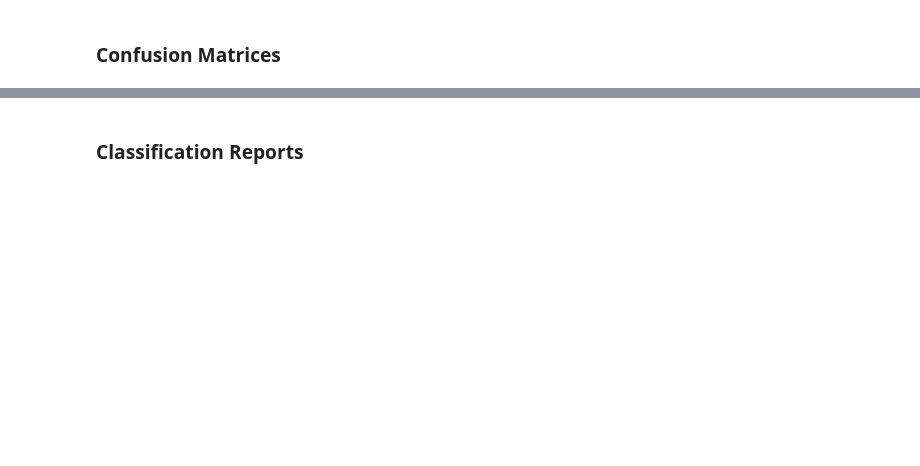
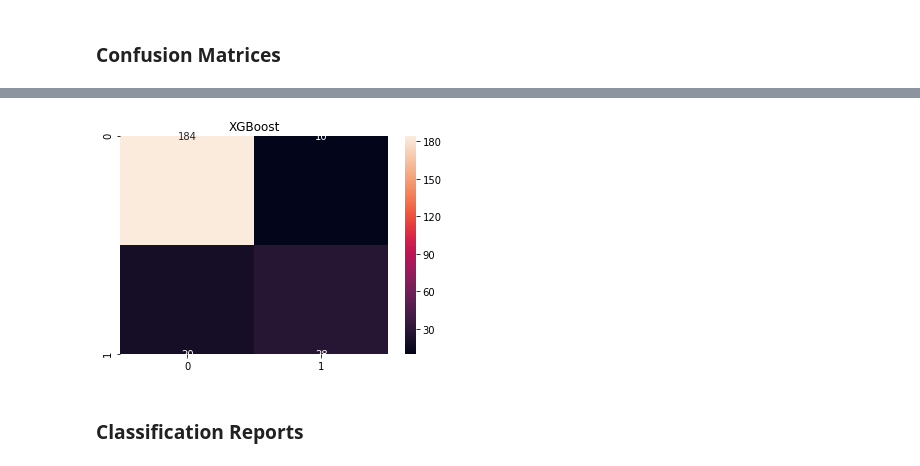
Before and after one commit to damonclifford/DSICapstone, a Jupyter notebook: OverallModeling.ipynb, the cells around one changed output, grey strips where cells are left out. Drawn from its saved outputs; the diff is of its cells as text; code cells hidden in the pictures; blank space fills up the shorter version.

```diff
--- a/OverallModeling.ipynb
+++ b/OverallModeling.ipynb
@@ -135,3 +124,10 @@ plt.title(title);
+# %%
+xgboost_reg_conf_matrix  = metrics.confusion_matrix(y, stratified_cv(X, y, XGBClassifier))
+sns.heatmap(xgboost_reg_conf_matrix, annot=True,  fmt='');
+title = 'XGBoost'
+plt.title(title);
+# %% [output]
+[figure, added]
 # %% [markdown]
 ### Classification Reports
 # %%
```
Also changed, not shown: parts of 15 cells of this notebook, 4 other files.
